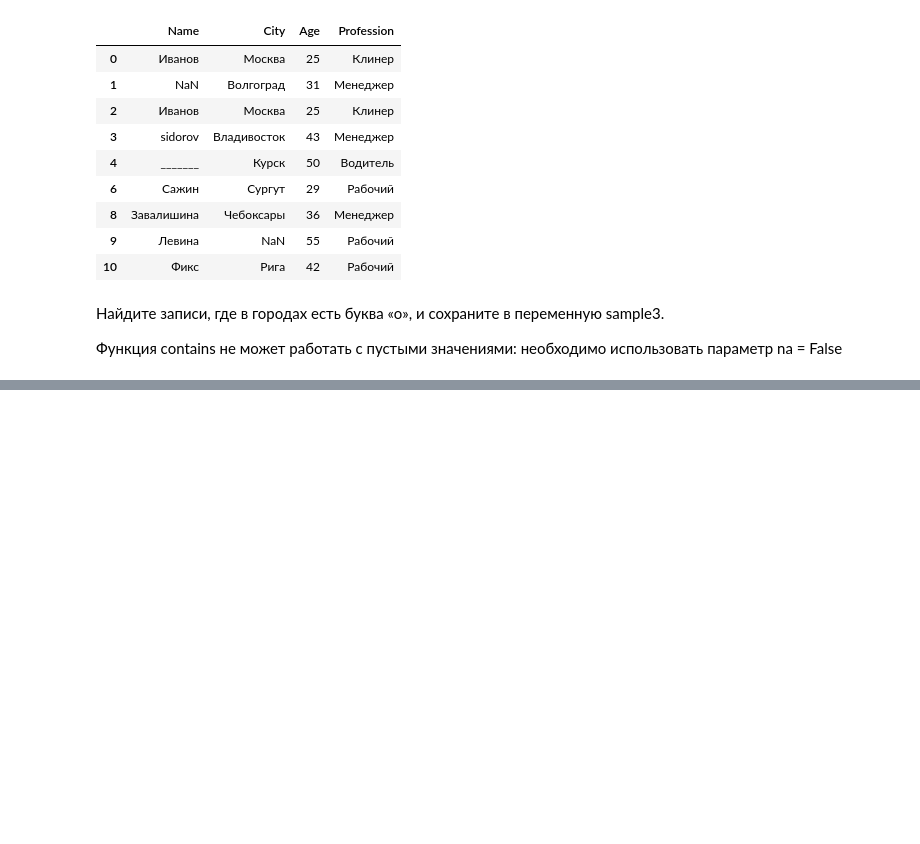
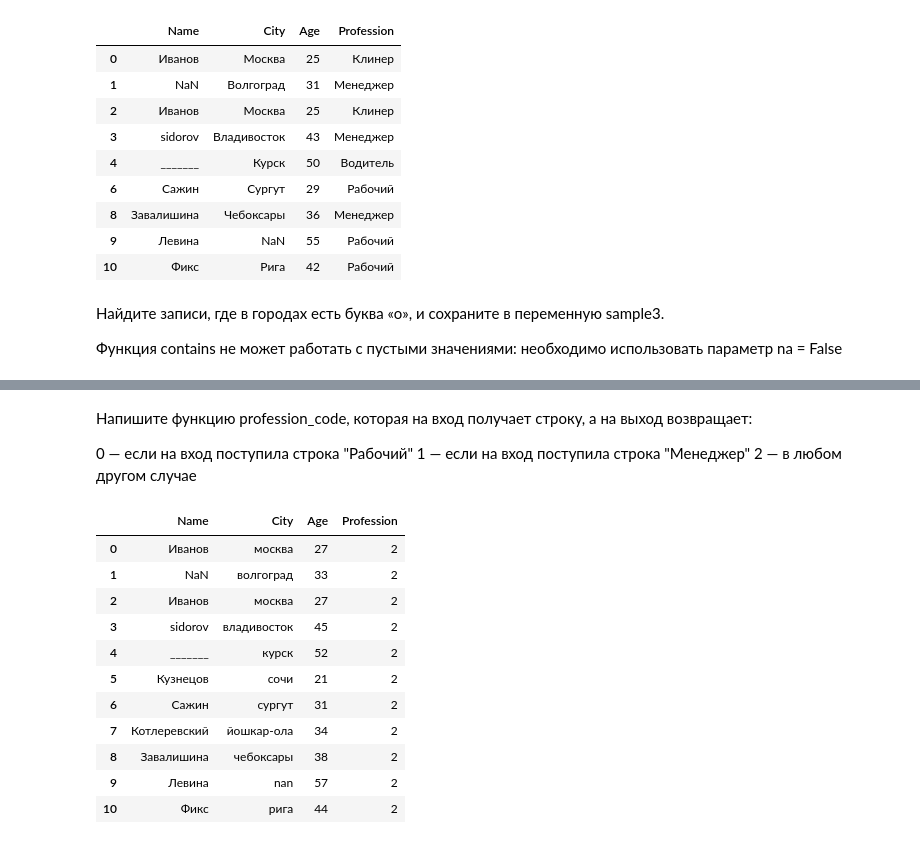
Before and after one commit to aar44i/DataScience, a Jupyter notebook: SkillFactory/8.ipynb, the cells around one changed output, grey strips where cells are left out. Saved outputs shown, nothing was run; the diff lists cells and outputs as text; code cells hidden in the pictures; blank space fills up the shorter version.

```diff
--- a/SkillFactory/8.ipynb
+++ b/SkillFactory/8.ipynb
@@ -253,0 +323,29 @@ print(12)
+# %% [markdown]
+Напишите функцию profession_code, которая на вход получает строку, а на выход возвращает:
+
+0 — если на вход поступила строка "Рабочий"
+1 — если на вход поступила строка "Менеджер"
+2 — в любом другом случае
+# %%
+def proffession_code(s):
+    if 'Рабочий' in s:
+        return 0
+    elif 'Менеджер' in s:
+        return 1
+    else:
+        return 2
+sp.Profession = sp.Profession.apply(proffession_code)
+sp
+# %% [output]
+|  | Name | City | Age | Profession |
+| 0 | Иванов | москва | 27 | 2 |
+| 1 | NaN | волгоград | 33 | 2 |
+| 2 | Иванов | москва | 27 | 2 |
+| 3 | sidorov | владивосток | 45 | 2 |
+| 4 | _______ | курск | 52 | 2 |
+| 5 | Кузнецов | сочи | 21 | 2 |
+| 6 | Сажин | сургут | 31 | 2 |
+| 7 | Котлеревский | йошкар-ола | 34 | 2 |
+| 8 | Завалишина | чебоксары | 38 | 2 |
+| 9 | Левина | nan | 57 | 2 |
+| 10 | Фикс | рига | 44 | 2 |
```
Also changed, not shown: parts of 9 cells of this notebook, 1 other file.
